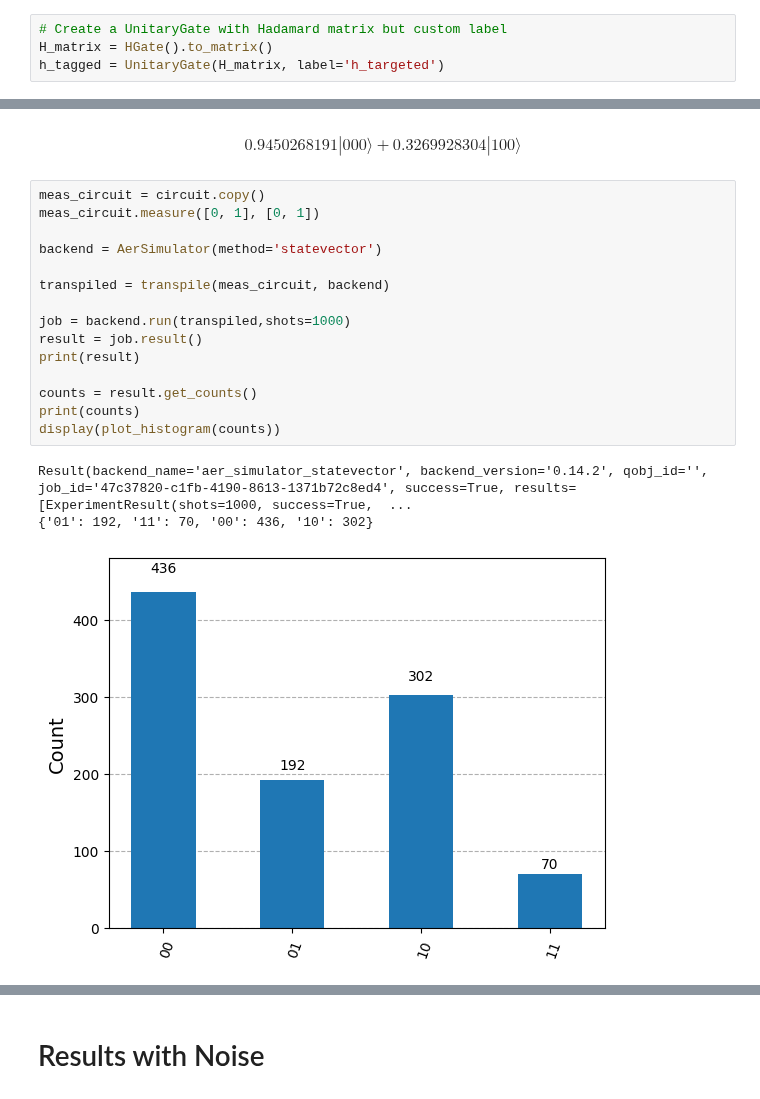
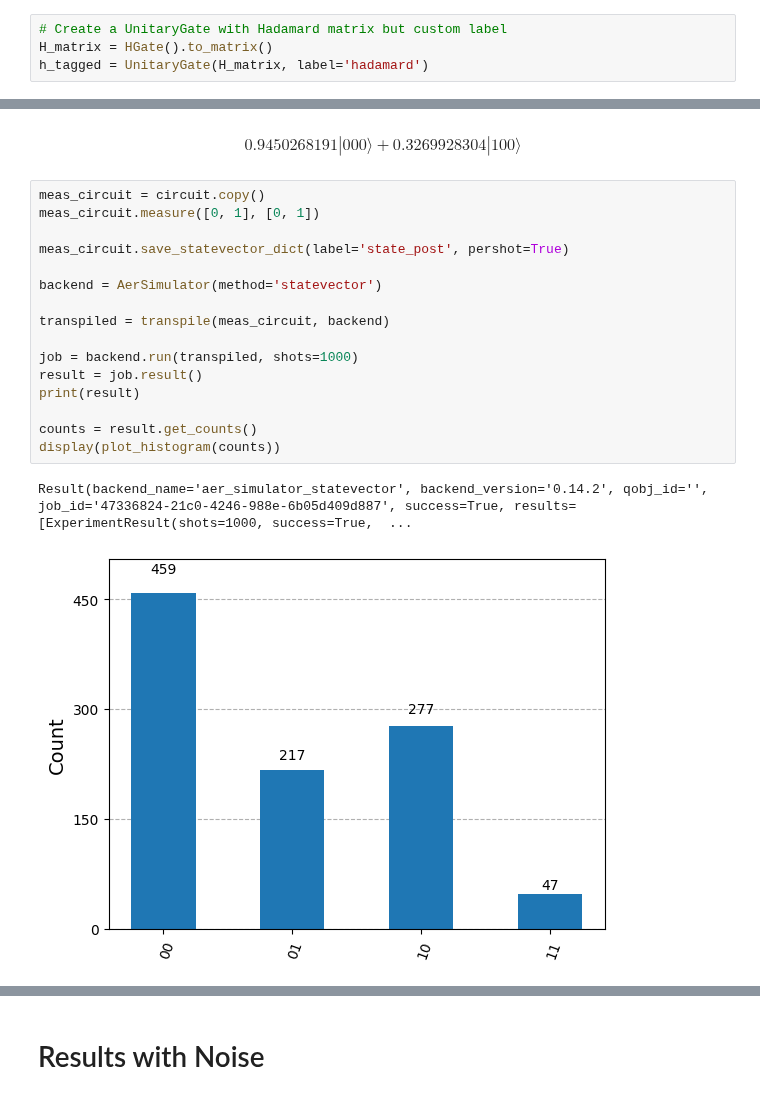
Before and after one commit to Sal7ySalt/Smallest-MSD-Protocol, a Jupyter notebook: noise.ipynb, the cells around one changed output, grey strips where cells are left out. Saved outputs shown, nothing was run; the diff lists cells and outputs as text.

```diff
--- a/noise.ipynb
+++ b/noise.ipynb
@@ -15,7 +15,7 @@ from qiskit.circuit.library import HGate, UnitaryGate
 # %%
 # Create a UnitaryGate with Hadamard matrix but custom label
 H_matrix = HGate().to_matrix()
-h_tagged = UnitaryGate(H_matrix, label='h_targeted')
+h_tagged = UnitaryGate(H_matrix, label='hadamard')
 # %%
 circuit = QuantumCircuit(3, 2)
 
@@ -65,19 +65,19 @@ $$0.9450268191 |000\rangle+0.3269928304 |100\rangle$$
 # %%
 meas_circuit = circuit.copy()
 meas_circuit.measure([0, 1], [0, 1])
+
+meas_circuit.save_statevector_dict(label='state_post', pershot=True)
 
 backend = AerSimulator(method='statevector')
 
 transpiled = transpile(meas_circuit, backend)
 
-job = backend.run(transpiled,shots=1000)
+job = backend.run(transpiled, shots=1000)
 result = job.result()
 print(result)
 
 counts = result.get_counts()
-print(counts)
 display(plot_histogram(counts))
 # %% [output]
-Result(backend_name='aer_simulator_statevector', backend_version='0.14.2', qobj_id='', job_id='47c37820-c1fb-4190-8613-1371b72c8ed4', success=True, results=[ExperimentResult(shots=1000, success=True,  ...
-{'01': 192, '11': 70, '00': 436, '10': 302}
+Result(backend_name='aer_simulator_statevector', backend_version='0.14.2', qobj_id='', job_id='47336824-21c0-4246-988e-6b05d409d887', success=True, results=[ExperimentResult(shots=1000, success=True,  ...
-[figure, old version]
+[figure, new version]
```
Also changed, not shown: parts of 9 cells of this notebook, 1 other file.
